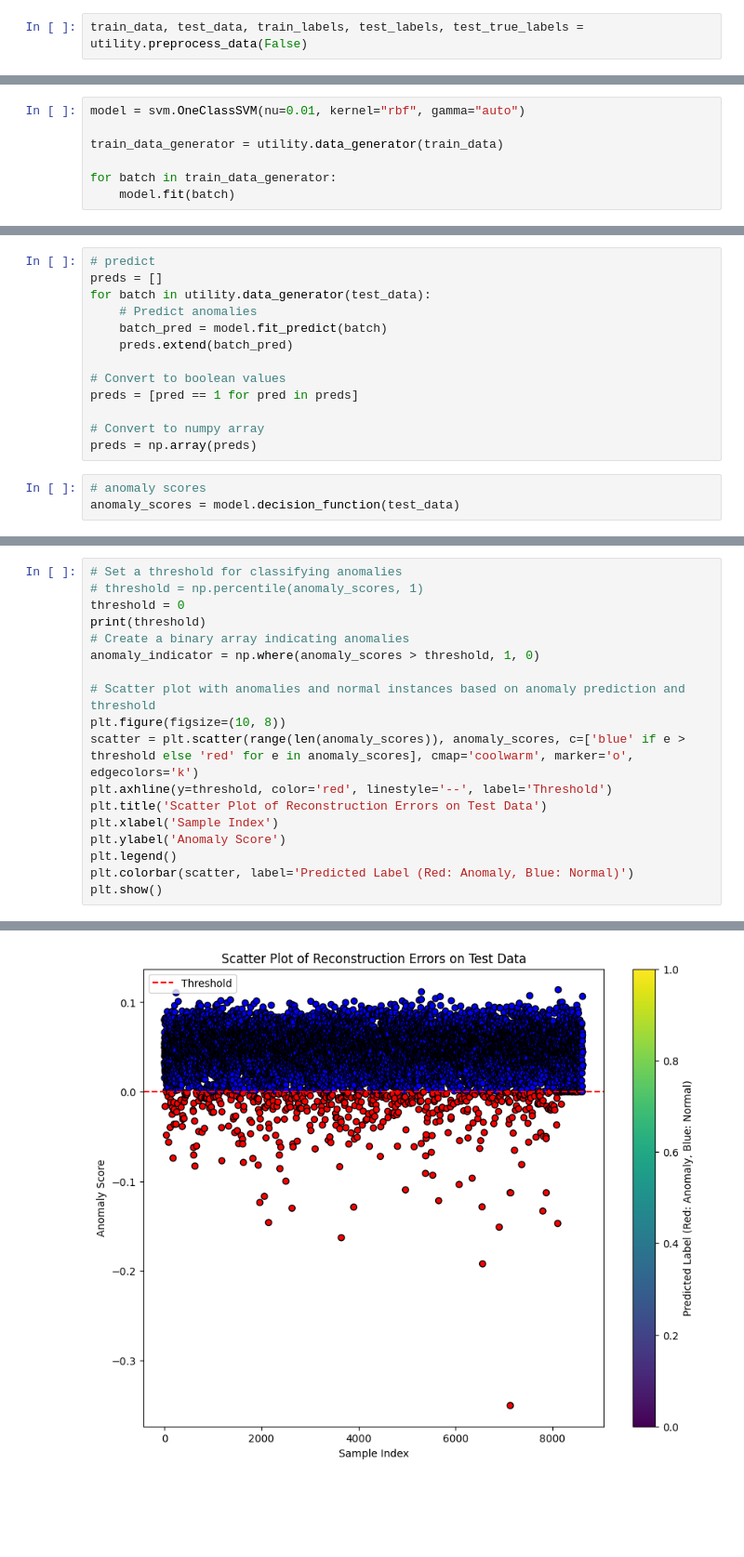
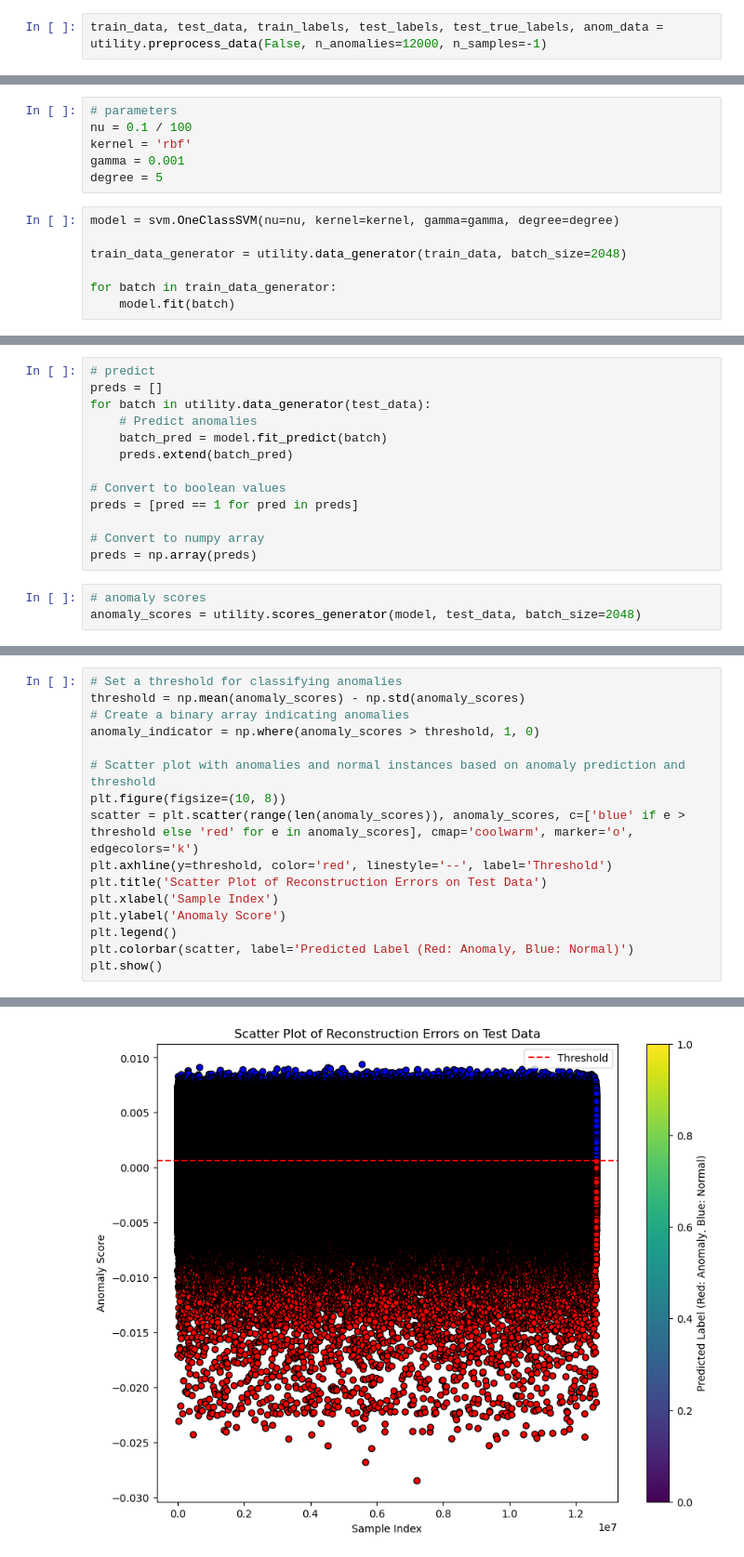
Before and after one commit to HeadBangZ/MasterThesis, a Jupyter notebook: quickdraw/svm/svm.ipynb, the cells around one changed output, grey strips where cells are left out. Shown at 93% size. Cells and saved outputs as stored; diff of their text form; blank space fills up the shorter version.

```diff
--- a/quickdraw/svm/svm.ipynb
+++ b/quickdraw/svm/svm.ipynb
@@ -16,2 +49,2 @@ import matplotlib.pyplot as plt
 # %%
-train_data, test_data, train_labels, test_labels, test_true_labels = utility.preprocess_data(False)
+train_data, test_data, train_labels, test_labels, test_true_labels, anom_data = utility.preprocess_data(False, n_anomalies=12000, n_samples=-1)
@@ -45,7 +89,13 @@ Dataset split: 25875 test rows
+# %%
+# parameters
+nu = 0.1 / 100
+kernel = 'rbf'
+gamma = 0.001
+degree = 5
 # %%
-model = svm.OneClassSVM(nu=0.01, kernel="rbf", gamma="auto")
+model = svm.OneClassSVM(nu=nu, kernel=kernel, gamma=gamma, degree=degree)
 
-train_data_generator = utility.data_generator(train_data)
+train_data_generator = utility.data_generator(train_data, batch_size=2048)
 
 for batch in train_data_generator:
     model.fit(batch)
@@ -73,5 +128,5 @@ preds = [pred == 1 for pred in preds]
 preds = np.array(preds)
 # %%
 # anomaly scores
-anomaly_scores = model.decision_function(test_data)
+anomaly_scores = utility.scores_generator(model, test_data, batch_size=2048)
 # %%
@@ -81,8 +144,6 @@ utility.boxplot_plot("Anomaly Scorer", anomaly_scores)
 # %%
 # Set a threshold for classifying anomalies
-# threshold = np.percentile(anomaly_scores, 1)
-threshold = 0
-print(threshold)
+threshold = np.mean(anomaly_scores) - np.std(anomaly_scores)
 # Create a binary array indicating anomalies
 anomaly_indicator = np.where(anomaly_scores > threshold, 1, 0)
 
@@ -101 +161 @@ plt.show()
-[figure, old version]
+[figure, new version]
```
Also changed, not shown: parts of 24 cells of this notebook, 37 other files.
